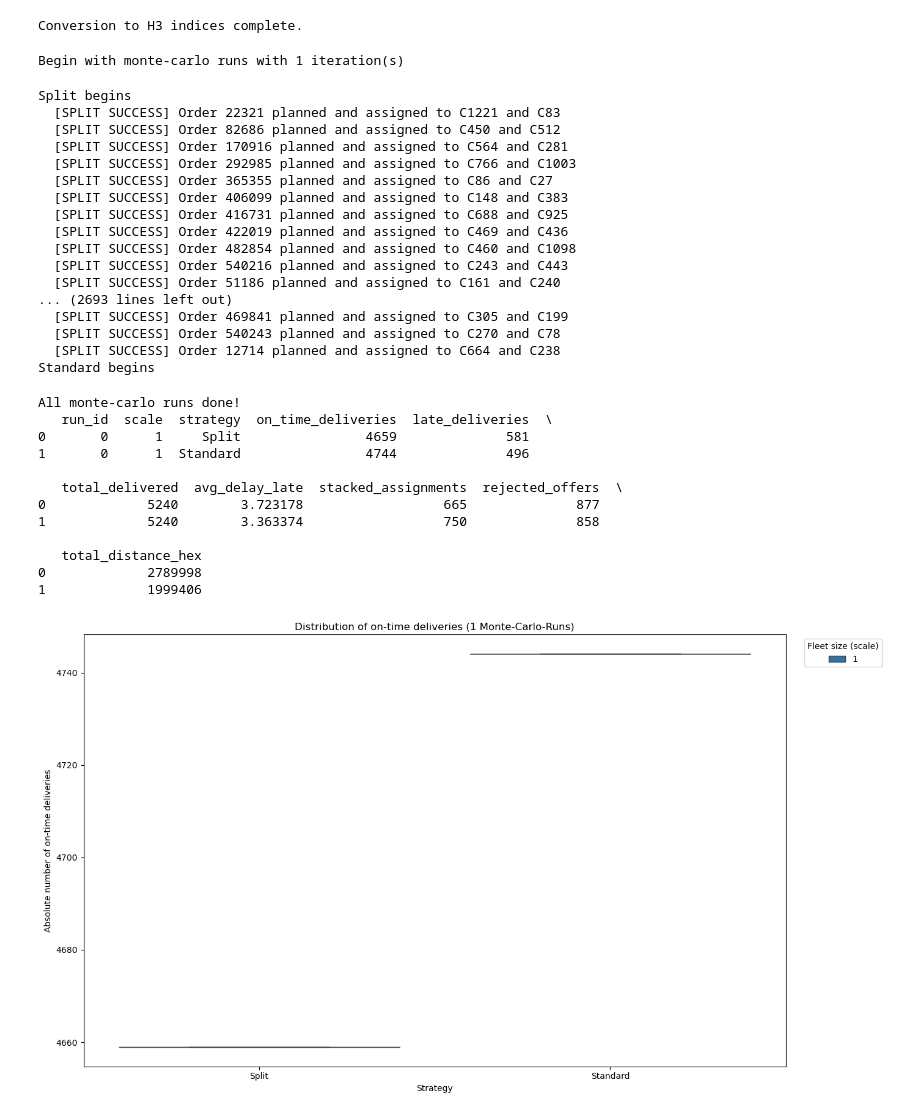
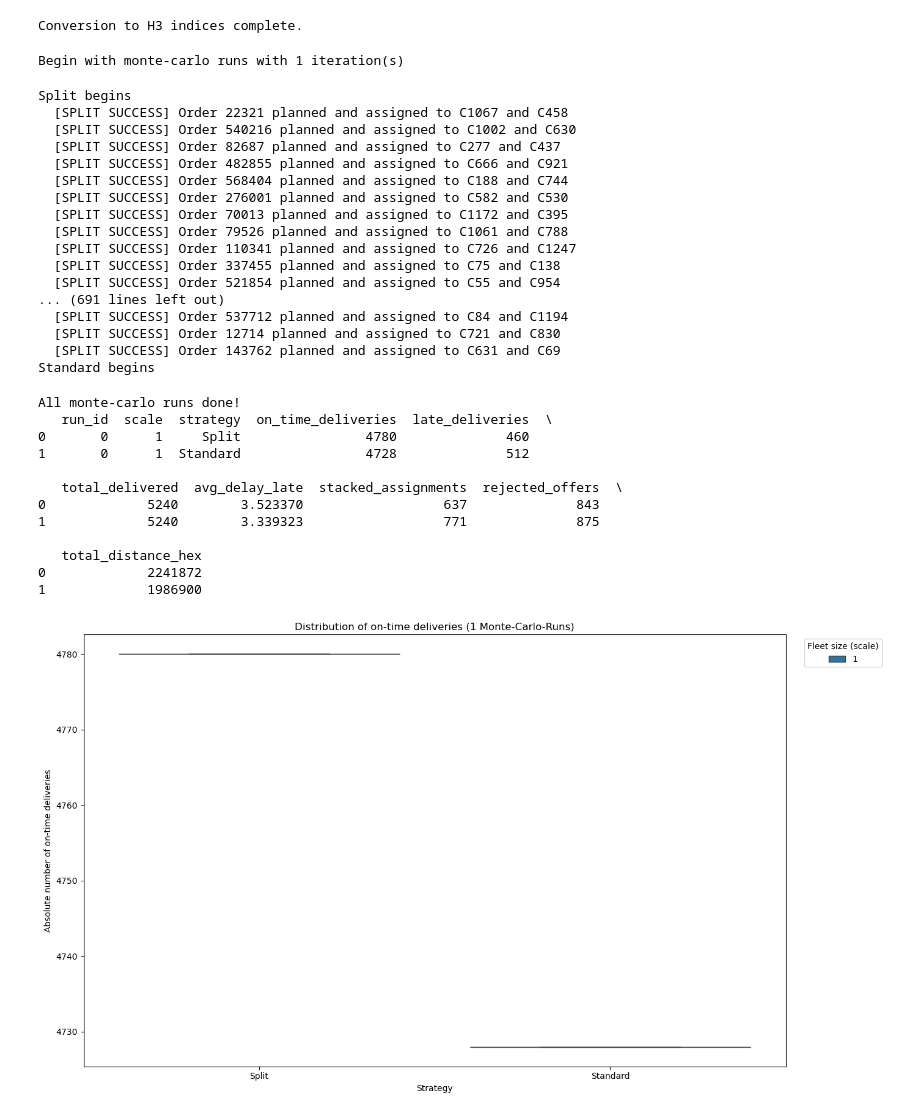
Before and after one commit to tilofre/ODFD-Optimization, a Jupyter notebook: ABM.ipynb, the cells around one changed output. Drawn from its saved outputs; the diff is of its cells as text; code cells hidden in the pictures.

Commit message:
Update und angleichung für Familiarity

```diff
--- a/ABM.ipynb
+++ b/ABM.ipynb
@@ -100,7 +100,23 @@ except h3.H3ValueError as e:
 # %% [output]
 Conversion to H3 indices complete.
 # %%
-courier_blueprints, real_ids = fam.create_courier_blueprints(fam_data, threshold_ratio=0.6)
+courier_blueprints, _ = fam.create_courier_blueprints(fam_data, threshold_ratio=1)
+# %%
+zone_knowledge_map = {
+    c_id: bp['familiar_zone']
+    for c_id, bp in courier_blueprints.items()
+}
+# %%
+
+current_day_blueprints, active_ids_sorted = fam.create_courier_blueprints(sim_data_filtered, threshold_ratio=1)
+final_blueprints = {}
+for c_id in active_ids_sorted:
+    courier_bp = current_day_blueprints[c_id]
+
+    if c_id in zone_knowledge_map:
+        courier_bp['familiar_zone'] = zone_knowledge_map[c_id]
+       #Use of familiar zones of the 8 day da
+    final_blueprints[c_id] = courier_bp
 # %%
 def run_abm(timestart, steps, data, couriers, metrics, delivered_order_ids,
             order_queue, strategy, constants, rejection_model,assignment_log, hindsight_cache):
@@ -269,7 +285,7 @@ def run_monte_carlo_iteration(iteration_seed, all_constants, sim_data_df, total_
             assignment_log = []
             hindsight_cache = set()
 
-            couriers = abm.initiate_couriers(int(total_couriers * scale), blueprints, real_ids) #initiate the couriers on the grid
+            couriers = abm.initiate_couriers(int(total_couriers * scale), final_blueprints, real_ids) #initiate the couriers on the grid
 
             # Warm-up Phase if repositioning is activated
             if strategy in repositioning_enabled_strategies:
@@ -343,7 +359,7 @@ sim_data_filtered['distance_bin'] = pd.cut(sim_data_filtered['normalized_distanc
                                            labels=bin_labels,
                                            include_lowest=True)
 
-constants['SPLIT_BIN_THRESHOLD'] = 7 #determine which bin in this run
+constants['SPLIT_BIN_THRESHOLD'] = 9 #determine which bin in this run
 strategies = ['Split', 'Standard']
 #strategies = ['Standard','Repositioning', 'Combined_Split','SPAB','Combined_SPAB'] #Strategies for run. For baseline take any name, as it is not triggering the strategies
 courier_scales = [1] # determine the fleet sizes
@@ -357,7 +373,7 @@ for i in tqdm(range(num_monte_carlo_runs), desc="Monte-Carlo-Run(s)"):
     single_run_data = run_monte_carlo_iteration(
         iteration_seed=current_seed, all_constants=constants,
         sim_data_df=sim_data_filtered, total_couriers=total_active_couriers,
-        strategies_list=strategies, scales_list=courier_scales, rejection_m=rejection_model,blueprints = courier_blueprints, real_ids = real_ids
+        strategies_list=strategies, scales_list=courier_scales, rejection_m=rejection_model,blueprints = final_blueprints, real_ids = active_ids_sorted
     )
 
     for params, res in single_run_data.items():
@@ -371,52 +387,52 @@ for i in tqdm(range(num_monte_carlo_runs), desc="Monte-Carlo-Run(s)"):
             'stacked_assignments': stacked_count, 'rejected_offers': rejected_count,
             'total_distance_hex': total_distance
         })
 
 print("All monte-carlo runs done!")
 
 results_df = pd.DataFrame(all_run_results)
 #results_df.to_csv("monte_carlo_results.csv", index=False) #save the results in a dataframe
 print(results_df.head())
 
 
 #Boxplot for all scale and strategy combinations
 plt.figure(figsize=(14, 8))
 sns.boxplot(data=results_df, x='strategy', y='on_time_deliveries', hue='scale')
 plt.title(f'Distribution of on-time deliveries ({num_monte_carlo_runs} Monte-Carlo-Runs)')
 plt.xlabel('Strategy')
 plt.ylabel('Absolute number of on-time deliveries')
 plt.legend(title='Fleet size (scale)', bbox_to_anchor=(1.02, 1), loc='upper left')
 plt.tight_layout()
 plt.show()
 # %% [output]
 Begin with monte-carlo runs with 1 iteration(s)
 Split begins
-  [SPLIT SUCCESS] Order 22321 planned and assigned to C1221 and C83
-  [SPLIT SUCCESS] Order 82686 planned and assigned to C450 and C512
-  [SPLIT SUCCESS] Order 170916 planned and assigned to C564 and C281
-  [SPLIT SUCCESS] Order 292985 planned and assigned to C766 and C1003
-  [SPLIT SUCCESS] Order 365355 planned and assigned to C86 and C27
-  [SPLIT SUCCESS] Order 406099 planned and assigned to C148 and C383
-  [SPLIT SUCCESS] Order 416731 planned and assigned to C688 and C925
-  [SPLIT SUCCESS] Order 422019 planned and assigned to C469 and C436
-  [SPLIT SUCCESS] Order 482854 planned and assigned to C460 and C1098
-  [SPLIT SUCCESS] Order 540216 planned and assigned to C243 and C443
-  [SPLIT SUCCESS] Order 51186 planned and assigned to C161 and C240
-... (2693 lines left out)
-  [SPLIT SUCCESS] Order 469841 planned and assigned to C305 and C199
-  [SPLIT SUCCESS] Order 540243 planned and assigned to C270 and C78
-  [SPLIT SUCCESS] Order 12714 planned and assigned to C664 and C238
+  [SPLIT SUCCESS] Order 22321 planned and assigned to C1067 and C458
+  [SPLIT SUCCESS] Order 540216 planned and assigned to C1002 and C630
+  [SPLIT SUCCESS] Order 82687 planned and assigned to C277 and C437
+  [SPLIT SUCCESS] Order 482855 planned and assigned to C666 and C921
+  [SPLIT SUCCESS] Order 568404 planned and assigned to C188 and C744
+  [SPLIT SUCCESS] Order 276001 planned and assigned to C582 and C530
+  [SPLIT SUCCESS] Order 70013 planned and assigned to C1172 and C395
+  [SPLIT SUCCESS] Order 79526 planned and assigned to C1061 and C788
+  [SPLIT SUCCESS] Order 110341 planned and assigned to C726 and C1247
+  [SPLIT SUCCESS] Order 337455 planned and assigned to C75 and C138
+  [SPLIT SUCCESS] Order 521854 planned and assigned to C55 and C954
+... (691 lines left out)
+  [SPLIT SUCCESS] Order 537712 planned and assigned to C84 and C1194
+  [SPLIT SUCCESS] Order 12714 planned and assigned to C721 and C830
+  [SPLIT SUCCESS] Order 143762 planned and assigned to C631 and C69
 Standard begins
 All monte-carlo runs done!
    run_id  scale  strategy  on_time_deliveries  late_deliveries  \
-0       0      1     Split                4659              581
-1       0      1  Standard                4744              496
+0       0      1     Split                4780              460
+1       0      1  Standard                4728              512
 
    total_delivered  avg_delay_late  stacked_assignments  rejected_offers  \
-0             5240        3.723178                  665              877
-1             5240        3.363374                  750              858
+0             5240        3.523370                  637              843
+1             5240        3.339323                  771              875
 
    total_distance_hex
-0             2789998
-1             1999406
+0             2241872
+1             1986900
-[figure, old version]
+[figure, new version]
```
